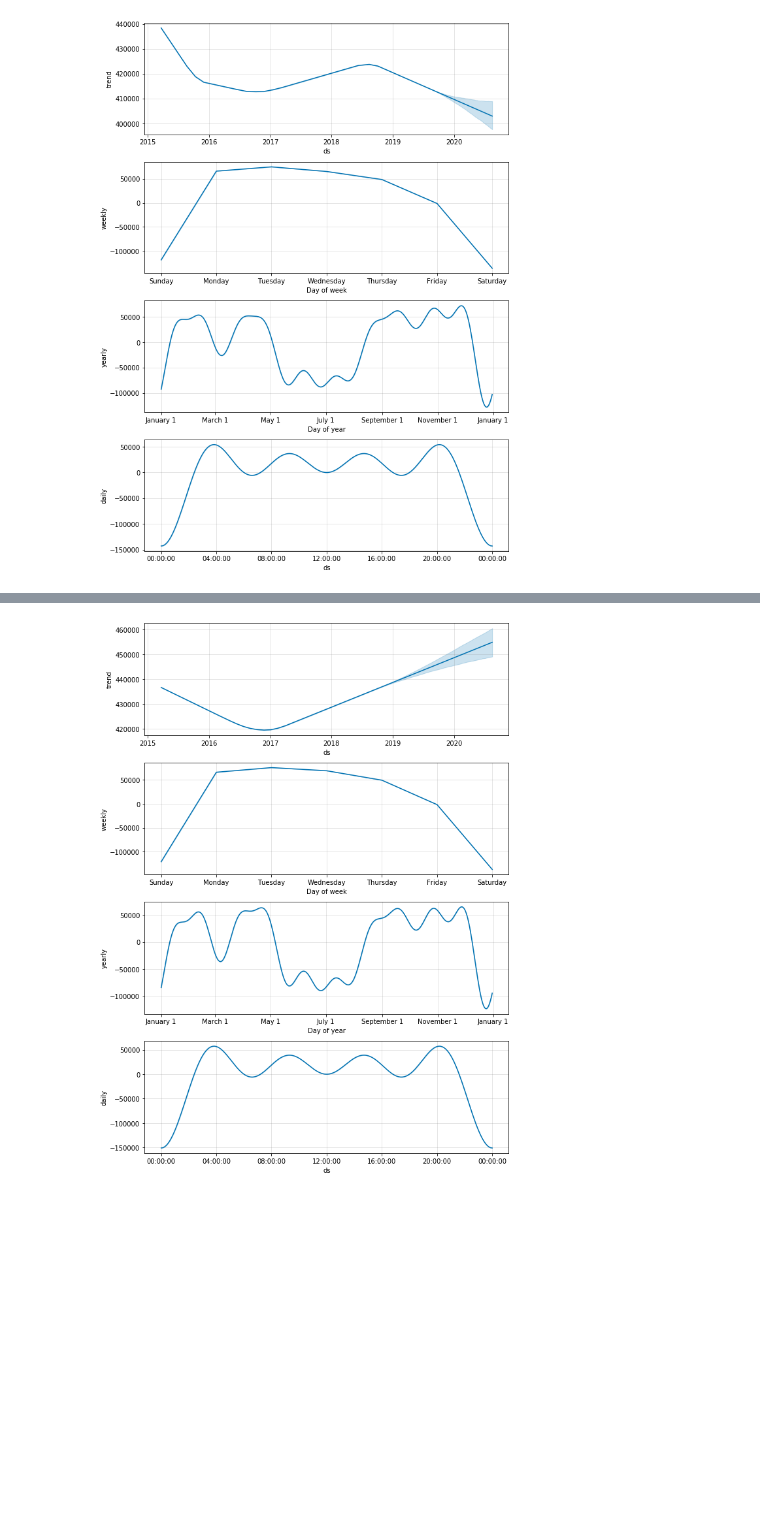
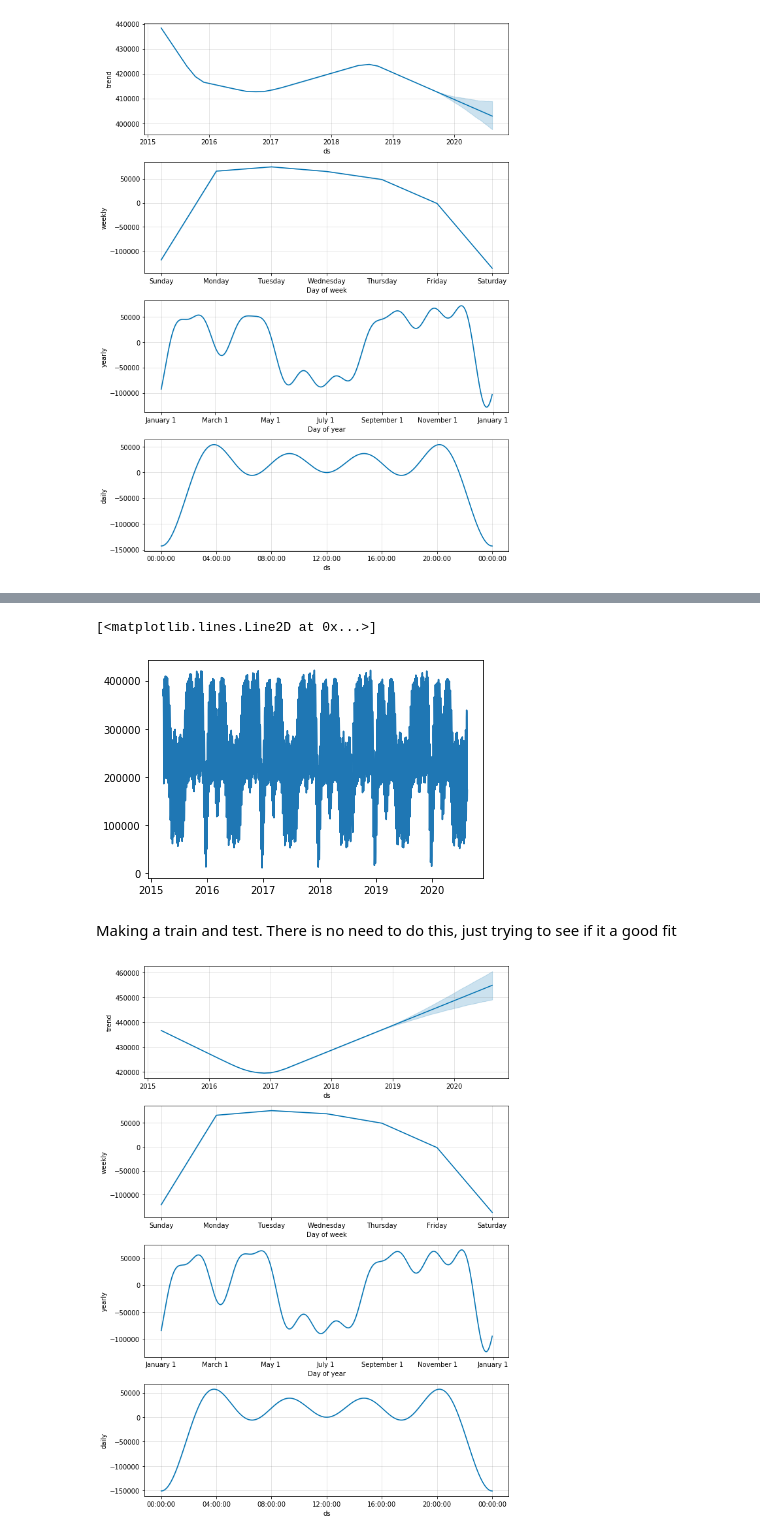
Before and after one commit to UNCG-CSE/G_Suite_Metrics, a Jupyter notebook: src/Henry/Gmail Analysis/Chi-squared, time prediction and linear regression/Time prediction analysis for emails_received.ipynb, the cells around one changed output, grey strips where cells are left out. Drawn from its saved outputs; the diff is of its cells as text; code cells hidden in the pictures; blank space fills up the shorter version.

```diff
--- a/src/Henry/Gmail Analysis/Chi-squared, time prediction and linear regression/Time prediction analysis for emails_received.ipynb
+++ b/src/Henry/Gmail Analysis/Chi-squared, time prediction and linear regression/Time prediction analysis for emails_received.ipynb
@@ -53,3 +143,10 @@ plt.plot(fa, color = "red")
+# %%
+plt.plot(e)
+# %% [output]
+[<matplotlib.lines.Line2D at 0x...>]
+[figure, added]
+# %% [markdown]
+Making a train and test. There is no need to do this, just trying to see if it a good fit
 # %%
 train, test = fa1.iloc[:1268], fa1.iloc[1268:]
 #train = train.asfreq('D')
```
Also changed, not shown: parts of 19 cells of this notebook, 34 other files.
